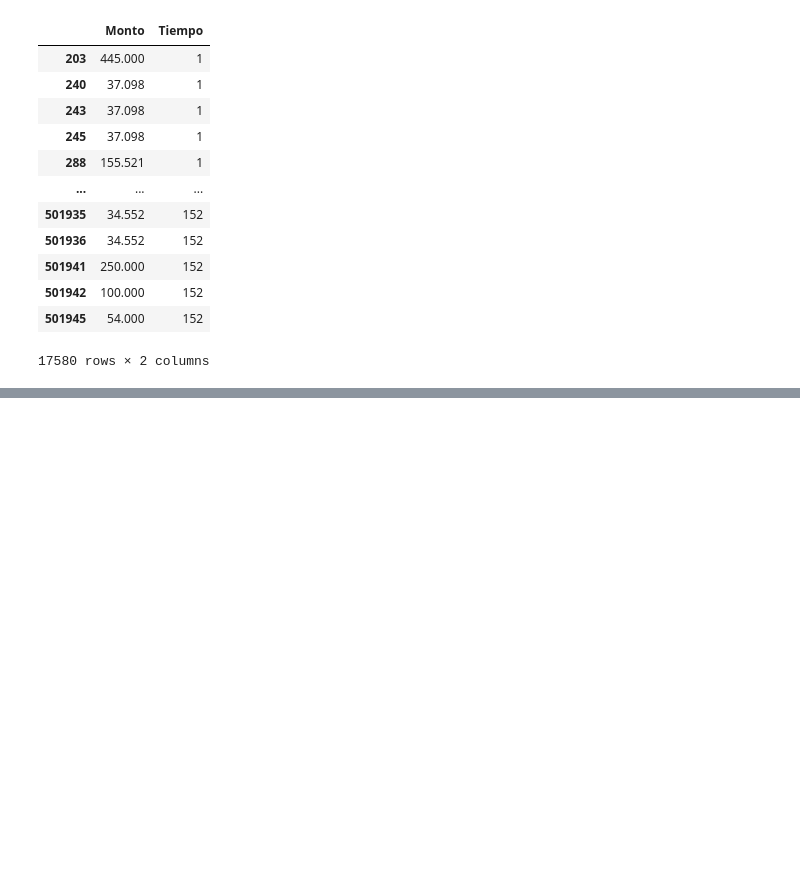
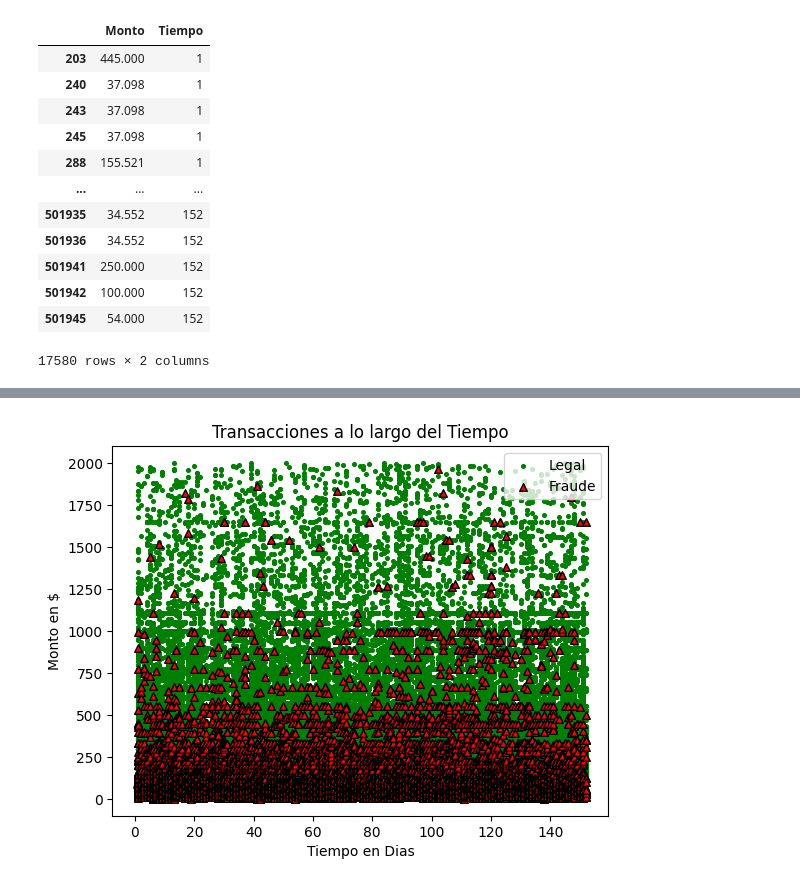
Before and after one commit to Brucejr09/Org-de-Datos-106828, a Jupyter notebook: scatterplot.ipynb, the cells around one changed output, grey strips where cells are left out. Drawn from its saved outputs; the diff is of its cells as text; code cells hidden in the pictures; blank space fills up the shorter version.

```diff
--- a/scatterplot.ipynb
+++ b/scatterplot.ipynb
@@ -71,0 +78,4 @@ plt.show()
+# %%
+scatter(2000)
+# %% [output]
+[figure, added]
```
Also changed, not shown: parts of 7 cells of this notebook, 1 other file.
